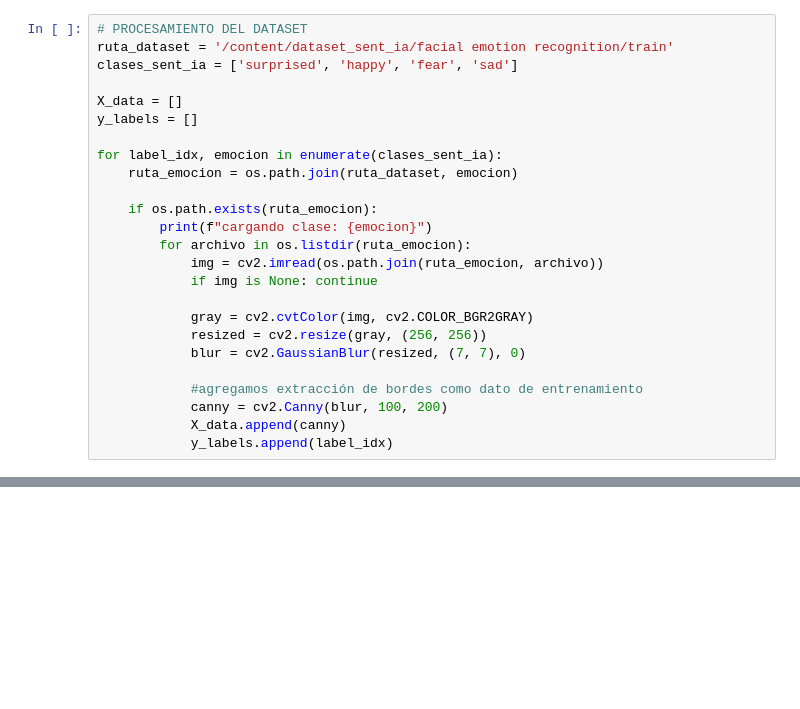
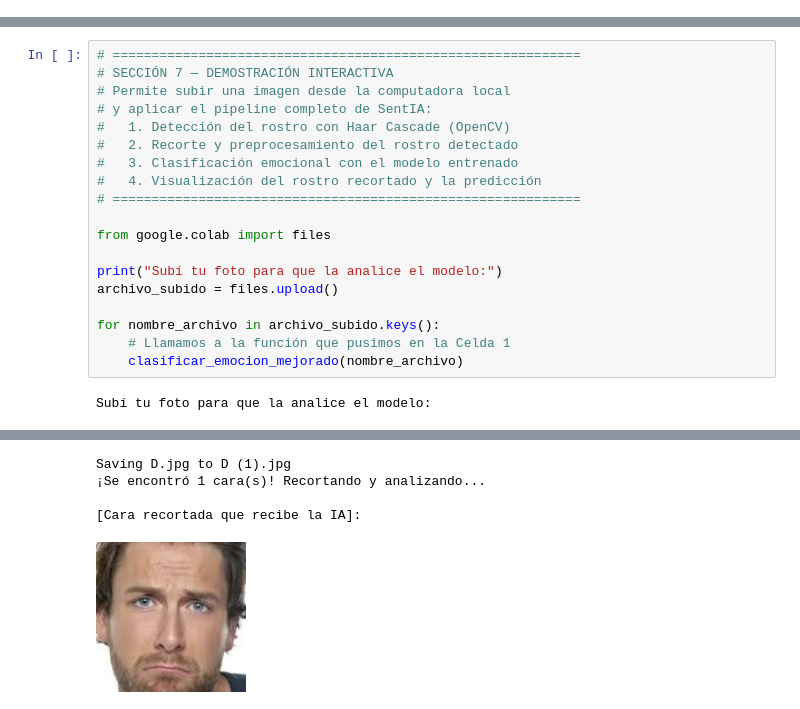
Before and after one commit to cjuangab/pdi_grupo8, a Jupyter notebook: SentIA.ipynb, the cells around one changed output, grey strips where cells are left out. Drawn from its saved outputs; the diff is of its cells as text; blank space fills up the shorter version.

Commit message:
Add files via upload
Actualizacion colab

```diff
--- a/SentIA.ipynb
+++ b/SentIA.ipynb
@@ -60,25 +0,0 @@ else:
-# %%
-# PROCESAMIENTO DEL DATASET
-ruta_dataset = '/content/dataset_sent_ia/facial emotion recognition/train'
-clases_sent_ia = ['surprised', 'happy', 'fear', 'sad']
-
-X_data = []
-y_labels = []
-
-for label_idx, emocion in enumerate(clases_sent_ia):
-    ruta_emocion = os.path.join(ruta_dataset, emocion)
-
-    if os.path.exists(ruta_emocion):
-        print(f"cargando clase: {emocion}")
-        for archivo in os.listdir(ruta_emocion):
-            img = cv2.imread(os.path.join(ruta_emocion, archivo))
-            if img is None: continue
-
-            gray = cv2.cvtColor(img, cv2.COLOR_BGR2GRAY)
-            resized = cv2.resize(gray, (256, 256))
-            blur = cv2.GaussianBlur(resized, (7, 7), 0)
-
-            #agregamos extracción de bordes como dato de entrenamiento
-            canny = cv2.Canny(blur, 100, 200)
-            X_data.append(canny)
-            y_labels.append(label_idx)
@@ -147,0 +313,21 @@ history = model.fit(X_train, y_train, epochs=10, validation_data=(X_val, y_val))
+# %%
+# ============================================================
+# SECCIÓN 7 — DEMOSTRACIÓN INTERACTIVA
+# Permite subir una imagen desde la computadora local
+# y aplicar el pipeline completo de SentIA:
+#   1. Detección del rostro con Haar Cascade (OpenCV)
+#   2. Recorte y preprocesamiento del rostro detectado
+#   3. Clasificación emocional con el modelo entrenado
+#   4. Visualización del rostro recortado y la predicción
+# ============================================================
+
+from google.colab import files
+
+print("Subí tu foto para que la analice el modelo:")
+archivo_subido = files.upload()
+
+for nombre_archivo in archivo_subido.keys():
+    # Llamamos a la función que pusimos en la Celda 1
+    clasificar_emocion_mejorado(nombre_archivo)
+# %% [output]
+Subí tu foto para que la analice el modelo:
@@ -147,0 +335,5 @@ history = model.fit(X_train, y_train, epochs=10, validation_data=(X_val, y_val))
+Saving D.jpg to D (1).jpg
+¡Se encontró 1 cara(s)! Recortando y analizando...
+
+[Cara recortada que recibe la IA]:
+[figure, added]
```
Also changed, not shown: parts of 10 cells of this notebook.
